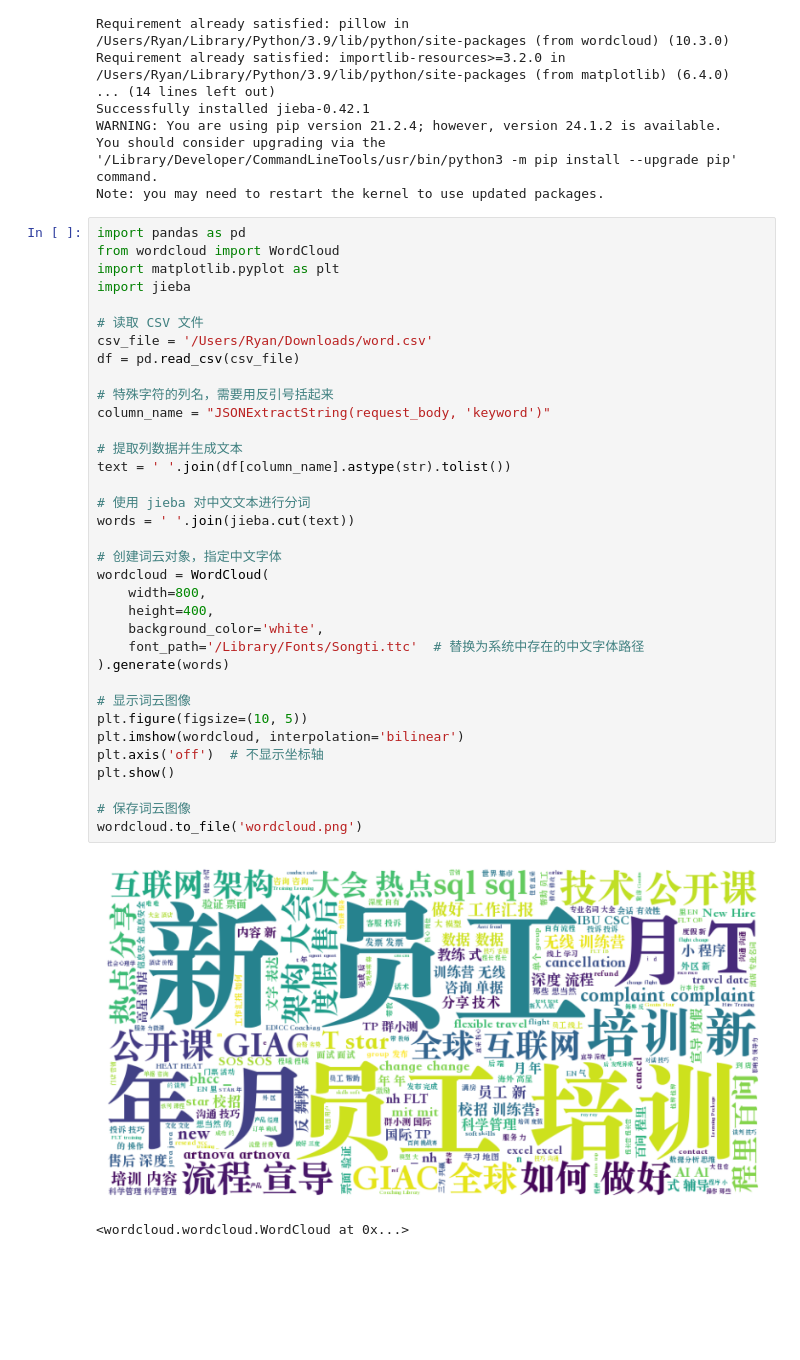
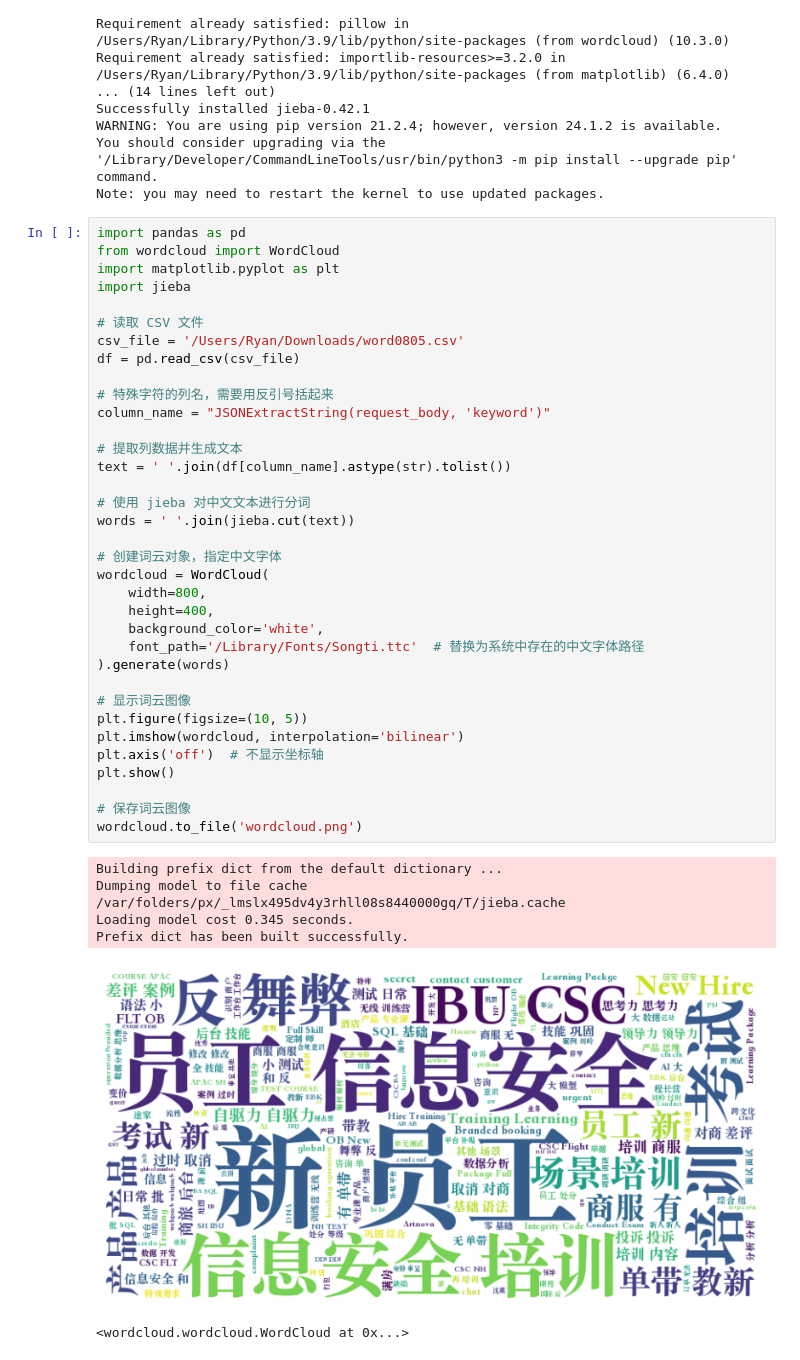
Before and after one commit to WjrRyan/Ryan, a Jupyter notebook: Python/Word.ipynb, the cells around one changed output. Drawn from its saved outputs; the diff is of its cells as text; blank space fills up the shorter version.

```diff
--- a/Python/Word.ipynb
+++ b/Python/Word.ipynb
@@ -52,34 +52,38 @@ import matplotlib.pyplot as plt
 import jieba
 
 # 读取 CSV 文件
-csv_file = '/Users/Ryan/Downloads/word.csv'
+csv_file = '/Users/Ryan/Downloads/word0805.csv'
 df = pd.read_csv(csv_file)
 
 # 特殊字符的列名，需要用反引号括起来
 column_name = "JSONExtractString(request_body, 'keyword')"
 
 # 提取列数据并生成文本
 text = ' '.join(df[column_name].astype(str).tolist())
 
 # 使用 jieba 对中文文本进行分词
 words = ' '.join(jieba.cut(text))
 
 # 创建词云对象，指定中文字体
 wordcloud = WordCloud(
     width=800,
     height=400,
     background_color='white',
     font_path='/Library/Fonts/Songti.ttc'  # 替换为系统中存在的中文字体路径
 ).generate(words)
 
 # 显示词云图像
 plt.figure(figsize=(10, 5))
 plt.imshow(wordcloud, interpolation='bilinear')
 plt.axis('off')  # 不显示坐标轴
 plt.show()
 
 # 保存词云图像
 wordcloud.to_file('wordcloud.png')
 # %% [output]
+Building prefix dict from the default dictionary ...
+Dumping model to file cache /var/folders/px/_lmslx495dv4y3rhll08s8440000gq/T/jieba.cache
+Loading model cost 0.345 seconds.
+Prefix dict has been built successfully.
-[figure, old version]
+[figure, new version]
-<wordcloud.wordcloud.WordCloud at 0x...>
+<wordcloud.wordcloud.WordCloud at 0x...>
```
